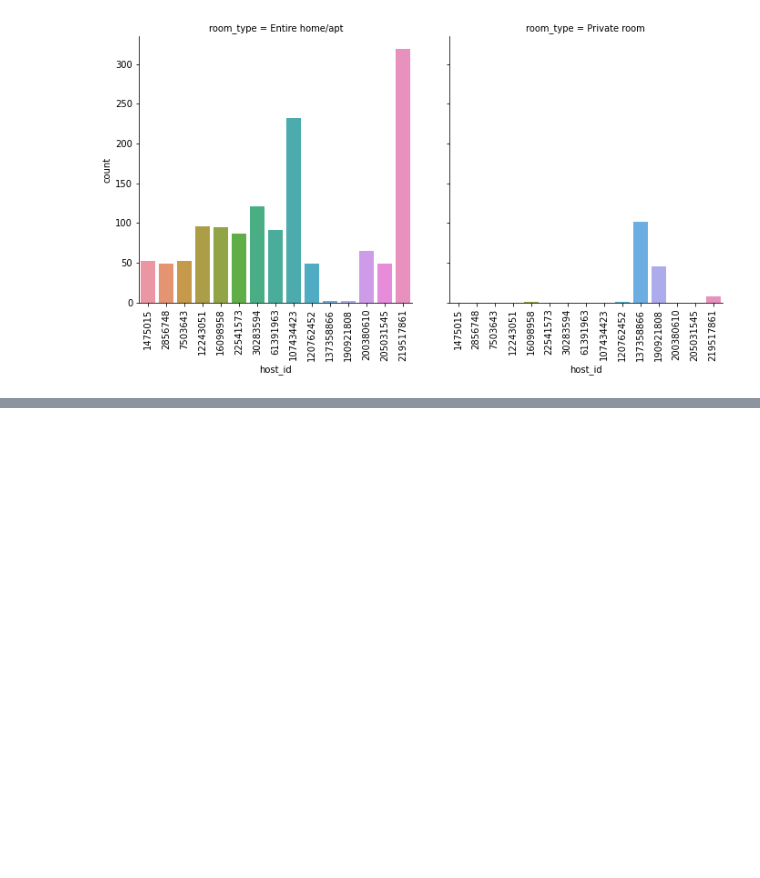
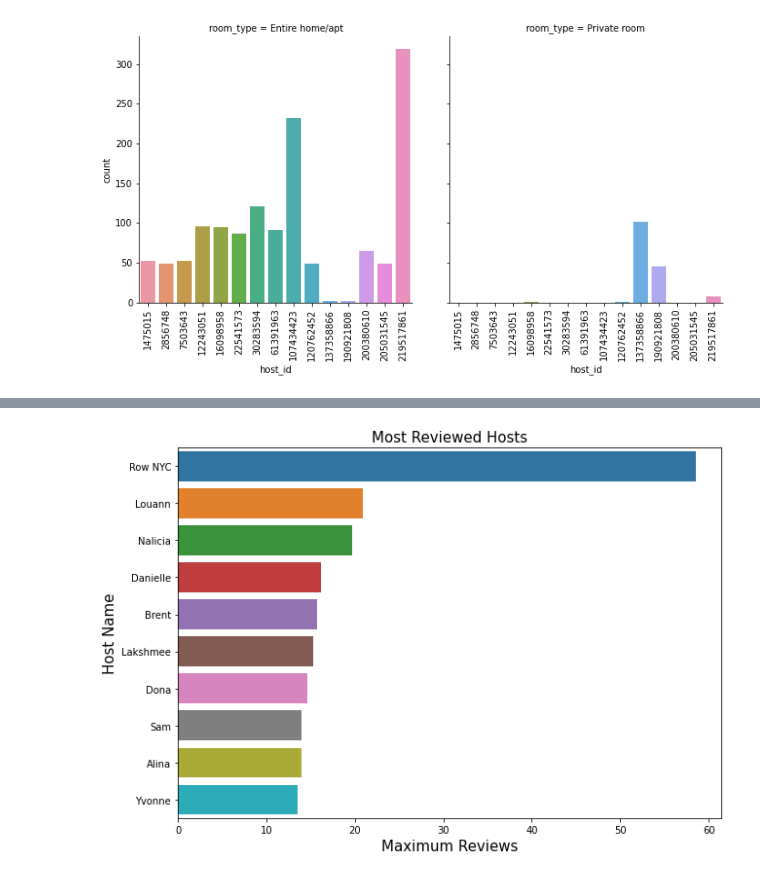
Before and after one commit to varnit836/Airbnb-NYC-2019, a Jupyter notebook: Airbnb_Bookings_Analysis_Capstone_Project.ipynb, the cells around one changed output, grey strips where cells are left out. Cells and saved outputs as stored; diff of their text form; code cells hidden in the pictures; blank space fills up the shorter version.

```diff
--- a/Airbnb_Bookings_Analysis_Capstone_Project.ipynb
+++ b/Airbnb_Bookings_Analysis_Capstone_Project.ipynb
@@ -82,0 +100,2 @@ dtype: int64
+# %%
+airbnb.fillna({'reviews_per_month':0},inplace=True)
@@ -207,0 +251,3 @@ plot_2.set_xticklabels(rotation=90)
+# %%
+most_reviewed_hosts =airbnb.groupby('host_name')['reviews_per_month'].max().sort_values(ascending=False)[:10].reset_index(name='max_reviews_per_month')
+most_reviewed_hosts
@@ -207,0 +266,10 @@ plot_2.set_xticklabels(rotation=90)
+# %%
+#plotting graph
+plt.figure(figsize = (10,7))
+hosts_reviewed_df= sns.barplot(x='max_reviews_per_month',y='host_name',data= most_reviewed_hosts)
+hosts_reviewed_df.set_title('Most Reviewed Hosts',fontsize=15,color='Black')
+hosts_reviewed_df.set_ylabel('Host Name',fontsize=15,color='Black')
+hosts_reviewed_df.set_xlabel('Maximum Reviews',fontsize=15,color='Black')
+plt.show()
+# %% [output]
+[figure, added]
```
Also changed, not shown: parts of 29 cells of this notebook.
